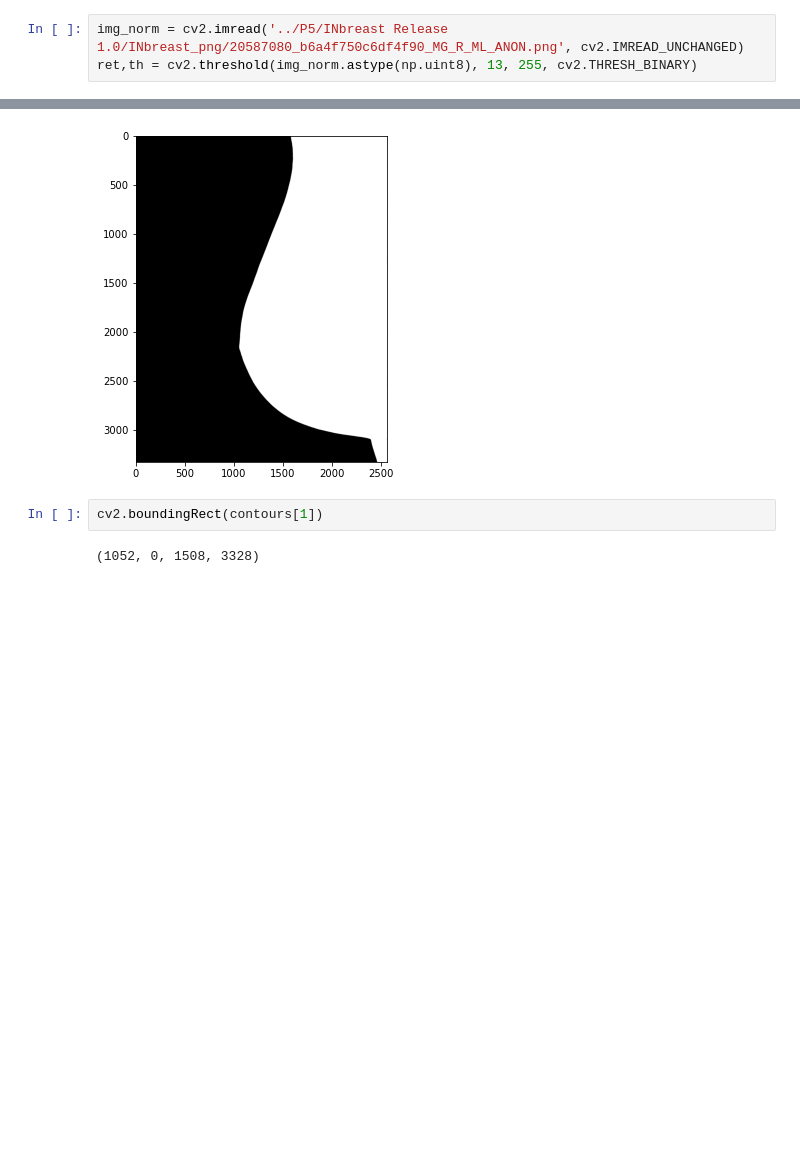
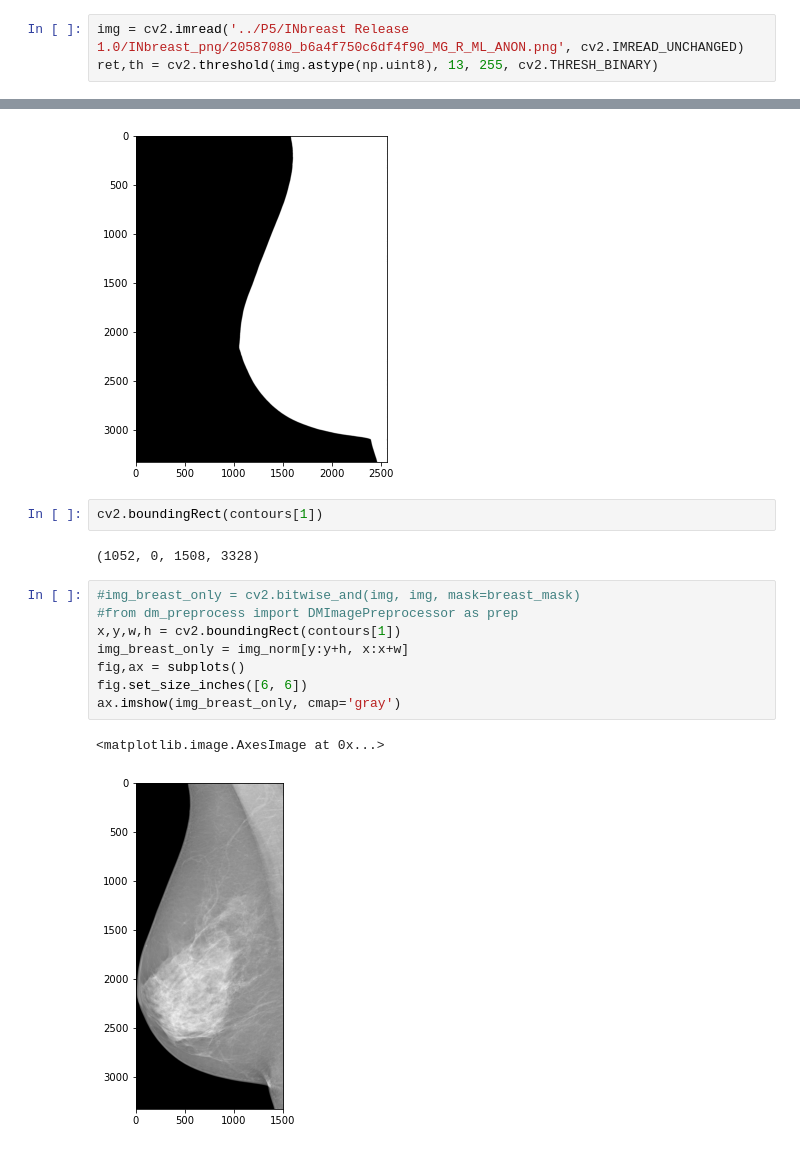
Before and after one commit to Subhra11/Breast-Cancer-Detection, a Jupyter notebook: Image Enhancement.ipynb, the cells around one changed output, grey strips where cells are left out. Cells and saved outputs as stored; diff of their text form; blank space fills up the shorter version.

```diff
--- a/Image Enhancement.ipynb
+++ b/Image Enhancement.ipynb
@@ -397,8 +399,8 @@ axes[1].imshow(mammo_pproc, cmap='gray')
 # %% [markdown]
 ## Use finding contours for breast segmentation
 # %%
-img_norm = cv2.imread('../P5/INbreast Release 1.0/INbreast_png/20587080_b6a4f750c6df4f90_MG_R_ML_ANON.png', cv2.IMREAD_UNCHANGED)
-ret,th = cv2.threshold(img_norm.astype(np.uint8), 13, 255, cv2.THRESH_BINARY)
+img = cv2.imread('../P5/INbreast Release 1.0/INbreast_png/20587080_b6a4f750c6df4f90_MG_R_ML_ANON.png', cv2.IMREAD_UNCHANGED)
+ret,th = cv2.threshold(img.astype(np.uint8), 13, 255, cv2.THRESH_BINARY)
 # %%
 contours, hierarchy = cv2.findContours(th, cv2.RETR_TREE, cv2.CHAIN_APPROX_SIMPLE)
 # %%
@@ -435,5 +437,16 @@ ax.imshow(breast_mask, cmap='gray')
 cv2.boundingRect(contours[1])
 # %% [output]
 (1052, 0, 1508, 3328)
+# %%
+#img_breast_only = cv2.bitwise_and(img, img, mask=breast_mask)
+#from dm_preprocess import DMImagePreprocessor as prep
+x,y,w,h = cv2.boundingRect(contours[1])
+img_breast_only = img_norm[y:y+h, x:x+w]
+fig,ax = subplots()
+fig.set_size_inches([6, 6])
+ax.imshow(img_breast_only, cmap='gray')
+# %% [output]
+<matplotlib.image.AxesImage at 0x...>
+[figure, added]
 # %%
 from dm_preprocess import DMImagePreprocessor as prep
```
Also changed, not shown: parts of 3 cells of this notebook.
